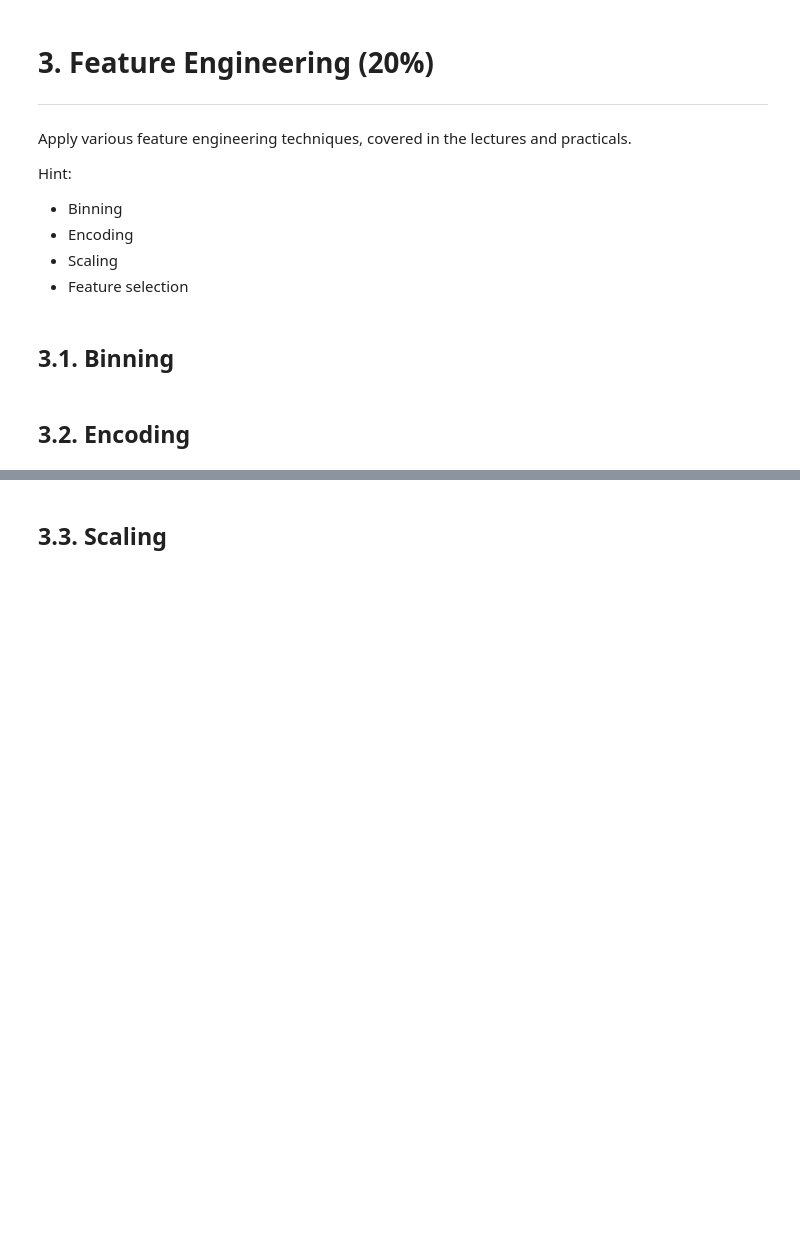
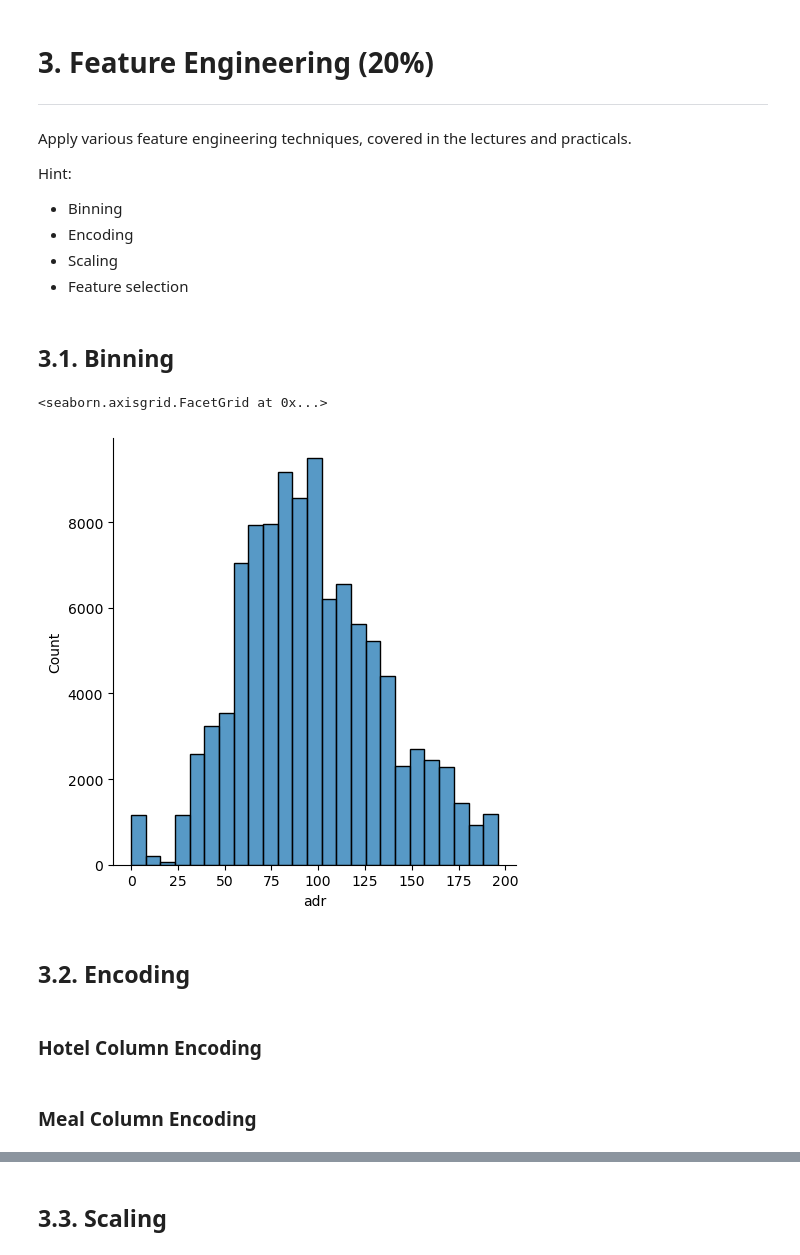
Before and after one commit to shehryarrashid/Data-Driven-AI, a Jupyter notebook: Hotel-Booking-Prediction/Coursework1_template_new1.ipynb, the cells around one changed output, grey strips where cells are left out. Drawn from its saved outputs; the diff is of its cells as text; code cells hidden in the pictures; blank space fills up the shorter version.

Commit message:
Hotel Data Processing

```diff
--- a/Hotel-Booking-Prediction/Coursework1_template_new1.ipynb
+++ b/Hotel-Booking-Prediction/Coursework1_template_new1.ipynb
@@ -497,2 +503,7 @@ Hint:
+# %%
+sb.displot(data=bookings_data, x='adr', bins = 25)
+# %% [output]
+<seaborn.axisgrid.FacetGrid at 0x...>
+[figure, added]
 # %% [markdown]
 ## 3.2. Encoding
@@ -500,0 +510,2 @@ Hint:
+# %% [markdown]
+### Hotel Column Encoding
@@ -500,0 +515,2 @@ Hint:
+# %% [markdown]
+### Meal Column Encoding
```
Also changed, not shown: parts of 7 cells of this notebook.
